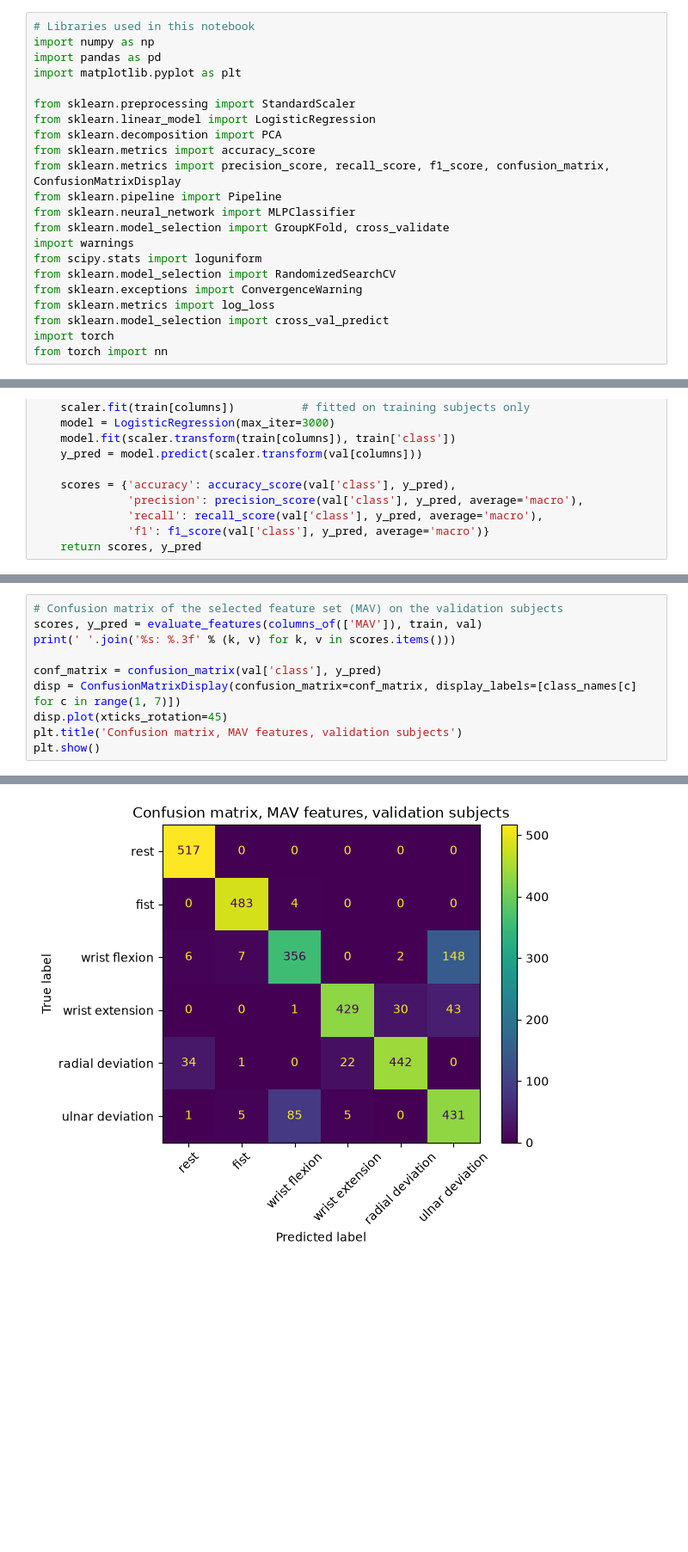
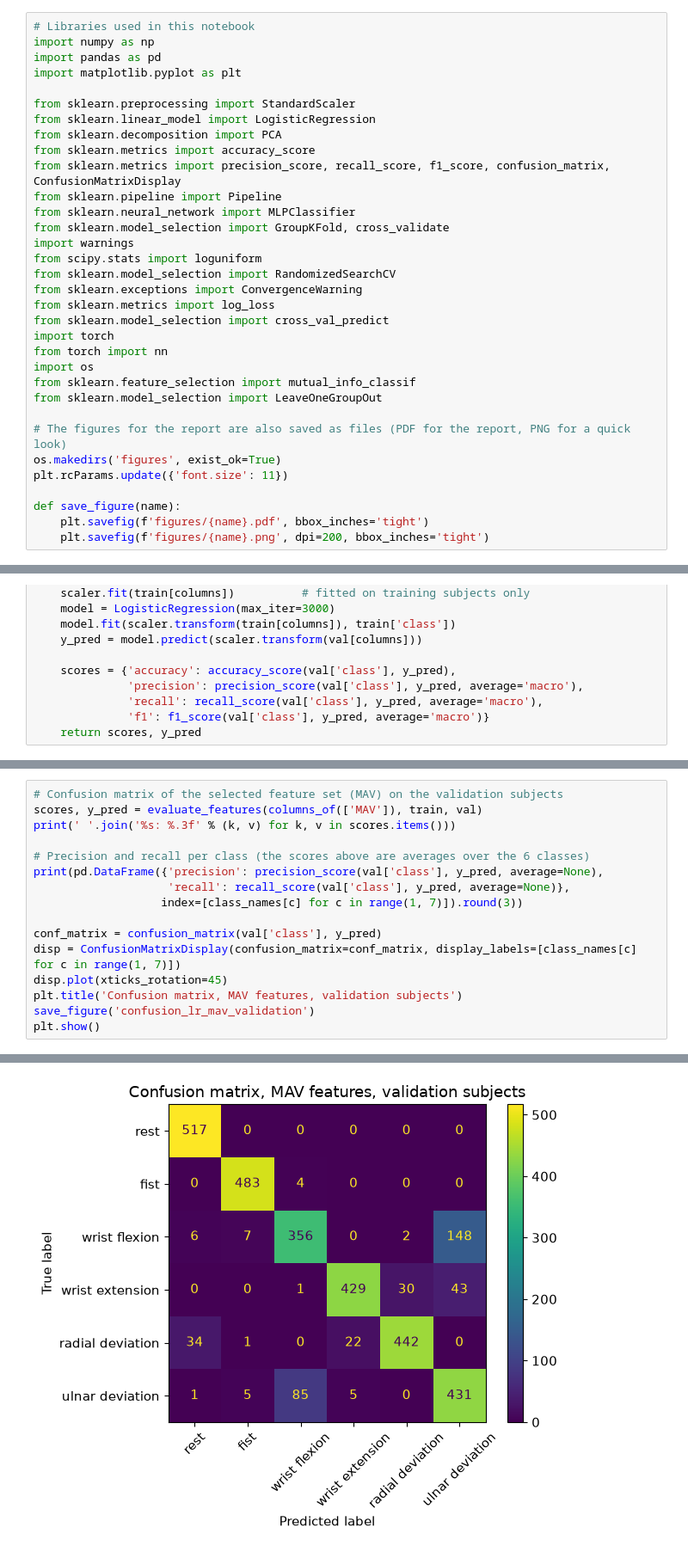
Before and after one commit to Aslakoi/EMG_classification, a Jupyter notebook: main.ipynb, the cells around one changed output, grey strips where cells are left out. Shown at 86% size. Cells and saved outputs as stored; diff of their text form; blank space fills up the shorter version.

```diff
--- a/main.ipynb
+++ b/main.ipynb
@@ -66,6 +67,17 @@ from sklearn.metrics import log_loss
 from sklearn.model_selection import cross_val_predict
 import torch
 from torch import nn
+import os
+from sklearn.feature_selection import mutual_info_classif
+from sklearn.model_selection import LeaveOneGroupOut
+
+# The figures for the report are also saved as files (PDF for the report, PNG for a quick look)
+os.makedirs('figures', exist_ok=True)
+plt.rcParams.update({'font.size': 11})
+
+def save_figure(name):
+    plt.savefig(f'figures/{name}.pdf', bbox_inches='tight')
+    plt.savefig(f'figures/{name}.png', dpi=200, bbox_inches='tight')
 # %% [markdown]
 ## 1. Loading the data
 # %%
@@ -869,10 +939,16 @@ plt.show()
 scores, y_pred = evaluate_features(columns_of(['MAV']), train, val)
 print(' '.join('%s: %.3f' % (k, v) for k, v in scores.items()))
 
+# Precision and recall per class (the scores above are averages over the 6 classes)
+print(pd.DataFrame({'precision': precision_score(val['class'], y_pred, average=None),
+                    'recall': recall_score(val['class'], y_pred, average=None)},
+                   index=[class_names[c] for c in range(1, 7)]).round(3))
+
 conf_matrix = confusion_matrix(val['class'], y_pred)
 disp = ConfusionMatrixDisplay(confusion_matrix=conf_matrix, display_labels=[class_names[c] for c in range(1, 7)])
 disp.plot(xticks_rotation=45)
 plt.title('Confusion matrix, MAV features, validation subjects')
+save_figure('confusion_lr_mav_validation')
 plt.show()
 # %% [output]
 accuracy: 0.871 precision: 0.877 recall: 0.872 f1: 0.873
@@ -879,4 +962,4 @@ accuracy: 0.871 precision: 0.877 recall: 0.872 f1: 0.873
-[figure, old version]
+[figure, new version]
 # %%
 # Compare feature sets with fewer and more features: scores and confusion matrices on the validation subjects
 feature_sets = {'MAV (8 features)': ['MAV'],
```
Also changed, not shown: parts of 41 cells of this notebook, 36 other files.
